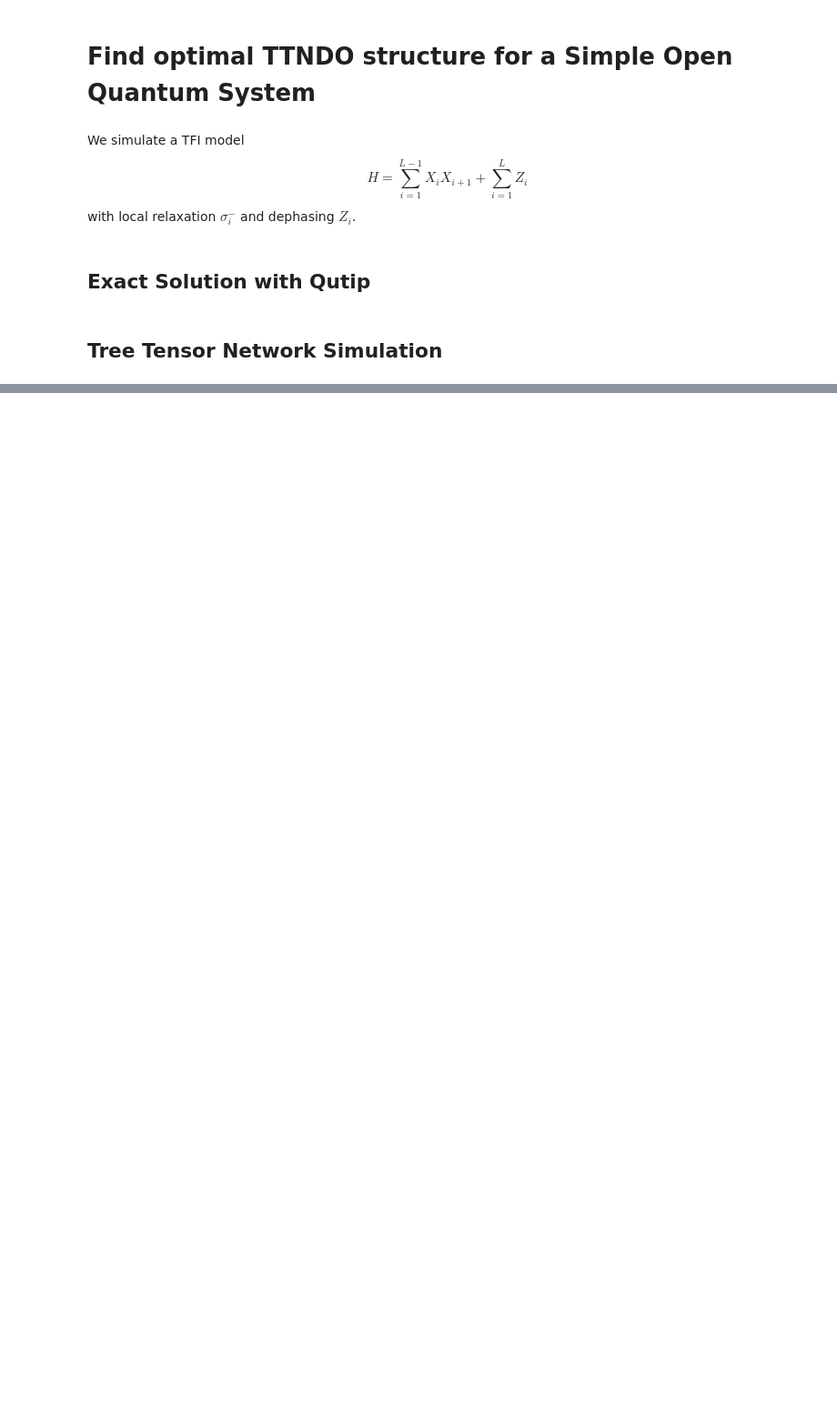
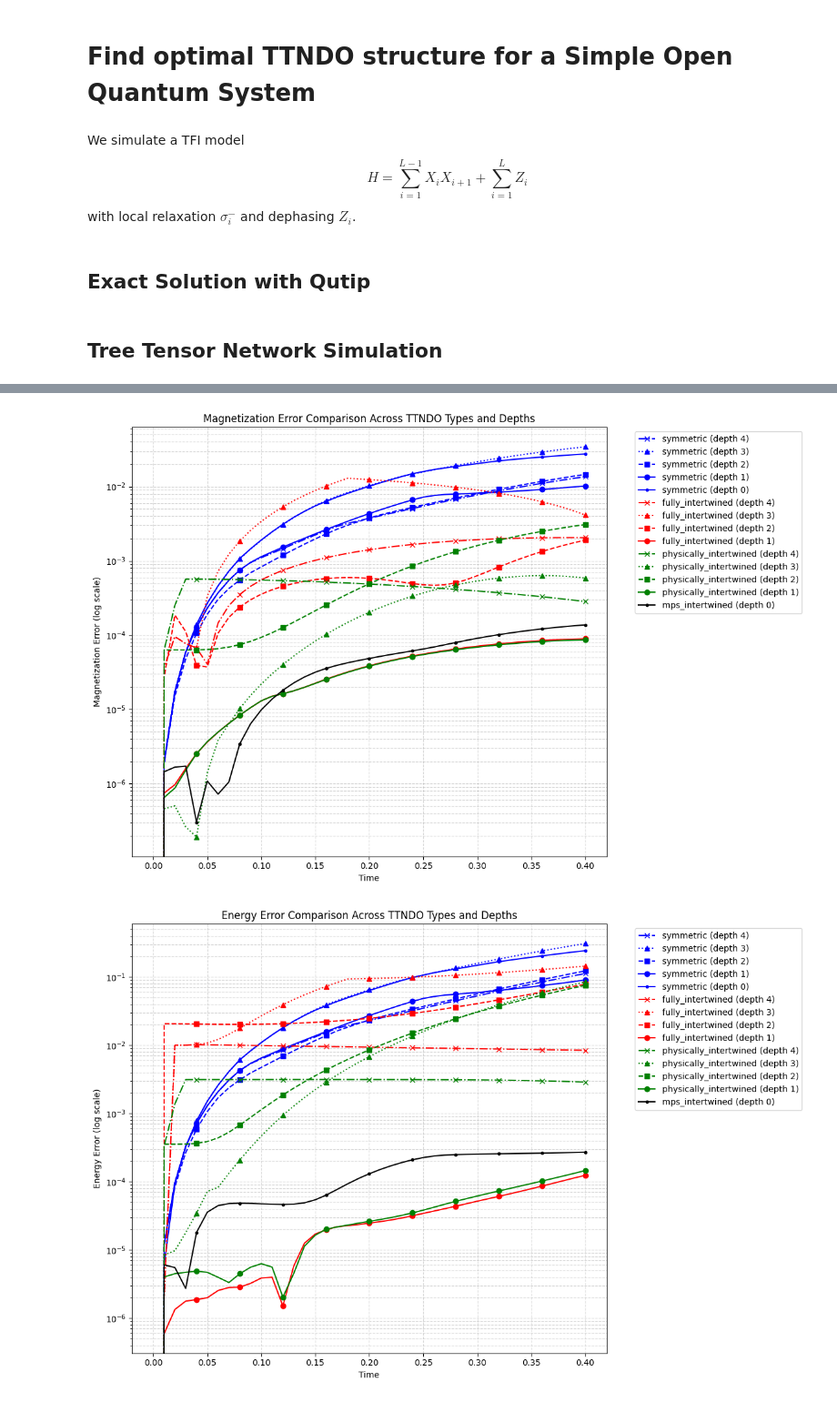
Before and after one commit to Drachier/PyTreeNet, a Jupyter notebook: open_system_optimal_ttndo.ipynb, the cells around one changed output, grey strips where cells are left out. Shown at 91% size. Cells and saved outputs as stored; diff of their text form; code cells hidden in the pictures; blank space fills up the shorter version.

```diff
--- a/open_system_optimal_ttndo.ipynb
+++ b/open_system_optimal_ttndo.ipynb
@@ -429,0 +548,9 @@ NotCompatibleException: Shapes of the tensor and the node do not match!
+# %%
+depth = 0
+
+initial_bond_dim = 8
+max_effective_ham_dim = 1000
+total_tol = 1e-12
+
+bug_magns, bug_energy, trace, bond_dims = run_simulation(ttndo_type_name = "mps_intertwined", initial_bond_dim = initial_bond_dim, max_effective_ham_dim = max_effective_ham_dim, total_tol = total_tol, depth = depth, visualize= False)
+Calculate_absolute_error_and_save(results = results, bug_magns = bug_magns, bug_energy= bug_energy, trace = trace, ttndo_type_name = "mps_intertwined", depth = depth, exact_magns = exact_magns, exact_energy = exact_energy)
@@ -435,7 +565,9 @@ def plot_ttndo_errors(results, times):
     Parameters:
     -----------
     results : dict
-        Nested dictionary with structure results[ttndo_type][depth] = {"magn_error": error_array, "energy_error": error_array}
+        Nested dictionary with structure results[ttndo_type][depth] = {"magn_error": error_array,
+                                                                      "energy_error": error_array,
+                                                                      "trace": trace_array}
     times : array-like
         Time points corresponding to the error data points
     """
@@ -485,7 +617,7 @@ def plot_ttndo_errors(results, times):
     plt.legend(bbox_to_anchor=(1.05, 1), loc='upper left')
     plt.tight_layout()
 
-
+    # Create figure for energy error
     plt.figure(figsize=(12, 8))
 
     # Loop through each TTNDO type and depth for energy error
@@ -511,9 +643,37 @@ def plot_ttndo_errors(results, times):
     plt.legend(bbox_to_anchor=(1.05, 1), loc='upper left')
     plt.tight_layout()
 
+    # Create figure for trace deviation (trace - 1)
+    plt.figure(figsize=(12, 8))
+
+    # Loop through each TTNDO type and depth for trace deviation
+    for ttndo_type, depths in results.items():
+        for depth, error_data in depths.items():
+            # Get the correct style for this depth
+            style = depth_styles.get(depth, {'linestyle': '-', 'marker': '.'})
+            color = ttndo_colors.get(ttndo_type, 'black')
+
+            # Calculate trace deviation (trace - 1)
+            trace_deviation = np.abs(error_data['trace'] - 1.0)
+
+            # Plot trace deviation
+            plt.semilogy(times, trace_deviation,
+                       label=f"{ttndo_type} (depth {depth})",
+                       color=color,
+                       linestyle=style['linestyle'],
+                       marker=style['marker'],
+                       markersize=6,
+                       markevery=max(1, len(times)//10))
+
+    plt.xlabel('Time')
+    plt.ylabel('|Trace - 1| (log scale)')
+    plt.title('Trace Deviation Comparison Across TTNDO Types and Depths')
+    plt.grid(True, which='both', linestyle='--', alpha=0.5)
+    plt.legend(bbox_to_anchor=(1.05, 1), loc='upper left')
+    plt.tight_layout()
 
     # Create a summary bar plot for accumulated errors
-    plt.figure(figsize=(14, 10))
+    plt.figure(figsize=(14, 15))
 
     # Extract final error values for each configuration
     ttndo_types = list(results.keys())
@@ -526,46 +686,67 @@ def plot_ttndo_errors(results, times):
     for i, ttndo_type in enumerate(ttndo_types):
         accumulated_magn_errors = []
         accumulated_energy_errors = []
+        accumulated_trace_deviations = []
 
         for depth in all_depths:
             if depth in results[ttndo_type]:
-                # Calculate accumulated errors (area under the error curve) using trapezoid rule
                 acc_magn_error = np.trapezoid(results[ttndo_type][depth]["magn_error"], times)
                 acc_energy_error = np.trapezoid(results[ttndo_type][depth]["energy_error"], times)
+                acc_trace_deviation = np.trapezoid(np.abs(results[ttndo_type][depth]["trace"] - 1.0), times)
 
                 accumulated_magn_errors.append(acc_magn_error)
                 accumulated_energy_errors.append(acc_energy_error)
+                accumulated_trace_deviations.append(acc_trace_deviation)
             else:
                 accumulated_magn_errors.append(np.nan)
                 accumulated_energy_errors.append(np.nan)
+                accumulated_trace_deviations.append(np.nan)
 
-        # Create the bar plots - offset for each TTNDO type
-        plt.subplot(2, 1, 1)
+        plt.subplot(3, 1, 1)
         plt.bar(index + i*bar_width/len(ttndo_types), accumulated_magn_errors,
                 bar_width/len(ttndo_types), label=ttndo_type,
                 color=ttndo_colors.get(ttndo_type, 'black'), alpha=0.7)
 
-        plt.subplot(2, 1, 2)
+        plt.subplot(3, 1, 2)
         plt.bar(index + i*bar_width/len(ttndo_types), accumulated_energy_errors,
                 bar_width/len(ttndo_types), label=ttndo_type,
                 color=ttndo_colors.get(ttndo_type, 'black'), alpha=0.7)
 
+        plt.subplot(3, 1, 3)
+        plt.bar(index + i*bar_width/len(ttndo_types), accumulated_trace_deviations,
+                bar_width/len(ttndo_types), label=ttndo_type,
+                color=ttndo_colors.get(ttndo_type, 'black'), alpha=0.7)
+
     # Customize the plots
-    plt.subplot(2, 1, 1)
+    plt.subplot(3, 1, 1)
     plt.title('Accumulated Magnetization Error by TTNDO Type and Depth')
     plt.ylabel('Accumulated Magnetization Error')
     plt.xticks(index + bar_width/2, [f'Depth {d}' for d in all_depths])
     plt.yscale('log')
     plt.legend()
     plt.grid(True, axis='y', linestyle='--', alpha=0.5)
 
-    plt.subplot(2, 1, 2)
+    plt.subplot(3, 1, 2)
     plt.title('Accumulated Energy Error by TTNDO Type and Depth')
     plt.ylabel('Accumulated Energy Error')
     plt.xticks(index + bar_width/2, [f'Depth {d}' for d in all_depths])
     plt.yscale('log')
-    plt
+    plt.legend()
+    plt.grid(True, axis='y', linestyle='--', alpha=0.5)
+
+    plt.subplot(3, 1, 3)
+    plt.title('Accumulated Trace Deviation by TTNDO Type and Depth')
+    plt.ylabel('Accumulated |Trace - 1|')
+    plt.xticks(index + bar_width/2, [f'Depth {d}' for d in all_depths])
+    plt.yscale('log')
+    plt.legend()
+    plt.grid(True, axis='y', linestyle='--', alpha=0.5)
+
+    plt.tight_layout()
 
 # Example usage:
 times = np.arange(0, final_time + time_step_size, time_step_size)
 plot_ttndo_errors(results, times)
+# %% [output]
+[figure, added]
+[figure, added]
```
Also changed, not shown: parts of 30 cells of this notebook, 7 other files.
